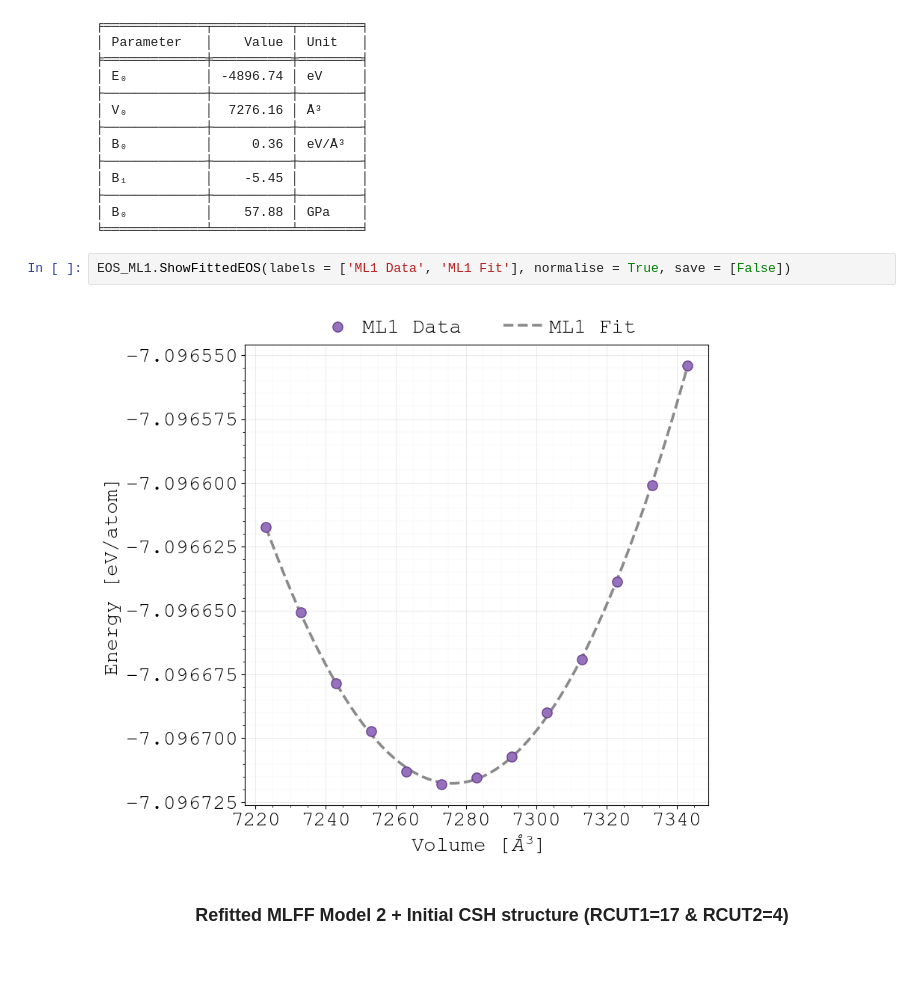
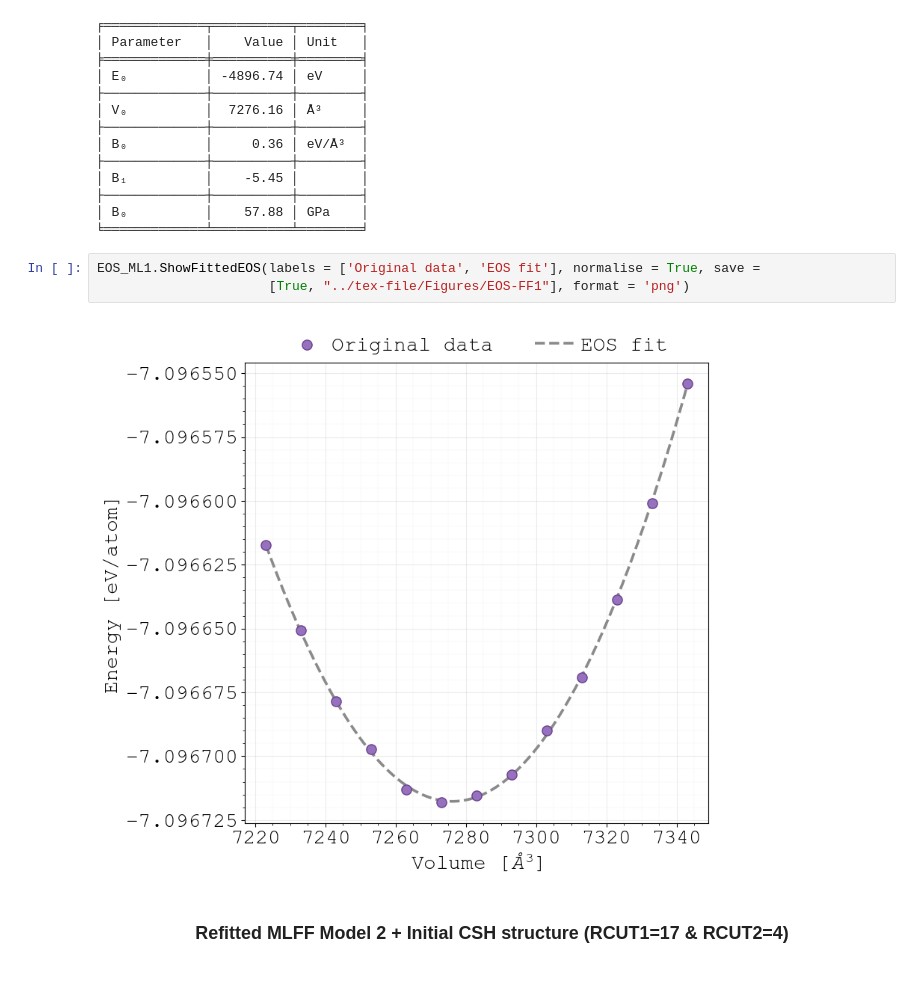
Before and after one commit to quantum-gabo/bachelor-thesis, a Jupyter notebook: notebooks/thesis-figures.ipynb, the cells around one changed output. Cells and saved outputs as stored; diff of their text form.

```diff
--- a/notebooks/thesis-figures.ipynb
+++ b/notebooks/thesis-figures.ipynb
@@ -1277,9 +1369,10 @@ EOS_ML1.GetFitParams(anzat = anzat, start = 0, end = 13)
 │ B₀          │    57.88 │ GPa    │
 ╘═════════════╧══════════╧════════╛
 # %%
-EOS_ML1.ShowFittedEOS(labels = ['ML1 Data', 'ML1 Fit'], normalise = True, save = [False])
+EOS_ML1.ShowFittedEOS(labels = ['Original data', 'EOS fit'], normalise = True, save =
+                      [True, "../tex-file/Figures/EOS-FF1"], format = 'png')
 # %% [output]
-[figure, old version]
+[figure, new version]
 # %% [markdown]
 <div class="header" style="text-align: center; margin-top: 20px; margin-bottom: 20px; font-family: Arial, sans-serif;">
     <h3>
```
Also changed, not shown: parts of 12 cells of this notebook, 20 other files.
